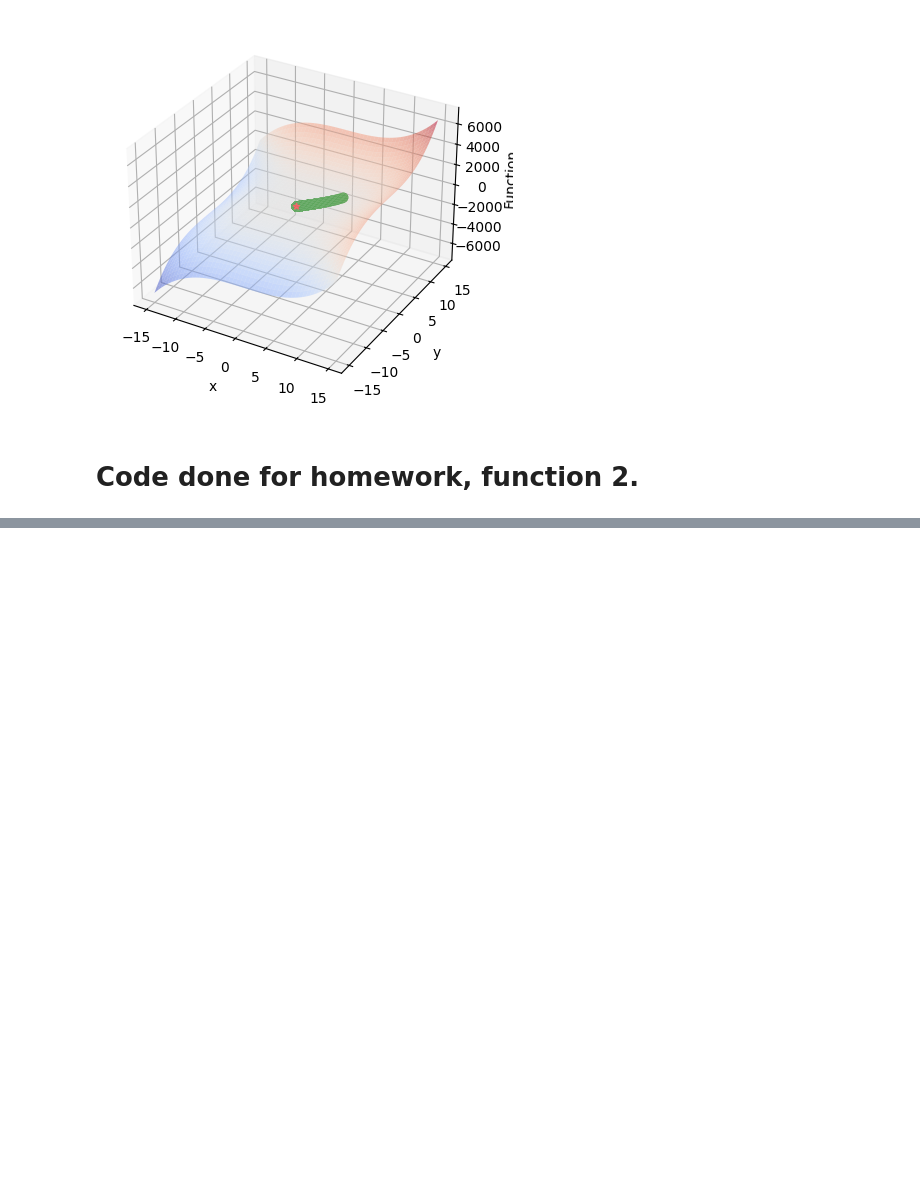
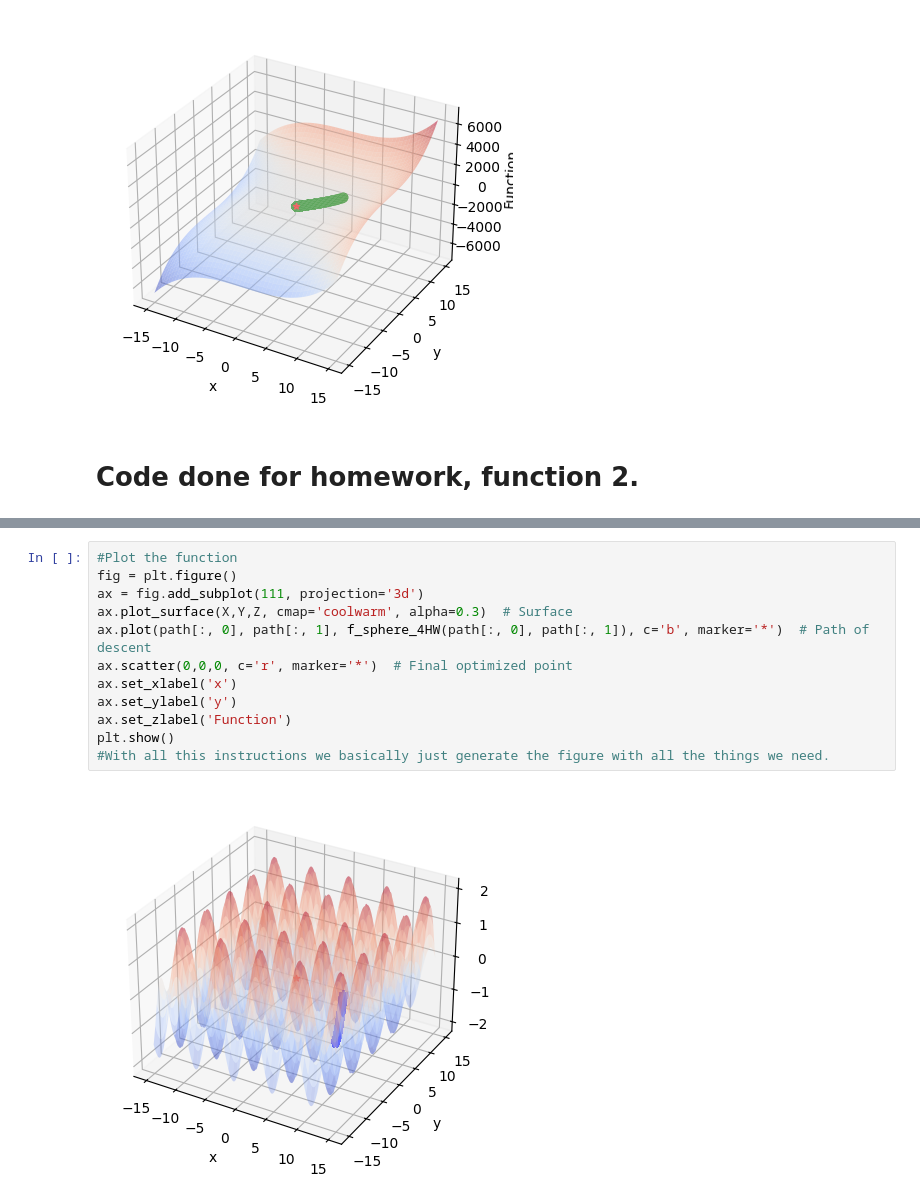
Before and after one commit to OmarGudi/Topicos-de-la-industria, a Jupyter notebook: Test1_GD.ipynb, the cells around one changed output, grey strips where cells are left out. Drawn from its saved outputs; the diff is of its cells as text; blank space fills up the shorter version.

Commit message:
Final homework with the 2 functions in 2D fulfilling all requirements, some questions came up but them are going to be asked on class.

```diff
--- a/Test1_GD.ipynb
+++ b/Test1_GD.ipynb
@@ -116,0 +173,14 @@ plt.show()
+# %%
+#Plot the function
+fig = plt.figure()
+ax = fig.add_subplot(111, projection='3d')
+ax.plot_surface(X,Y,Z, cmap='coolwarm', alpha=0.3)  # Surface
+ax.plot(path[:, 0], path[:, 1], f_sphere_4HW(path[:, 0], path[:, 1]), c='b', marker='*')  # Path of descent
+ax.scatter(0,0,0, c='r', marker='*')  # Final optimized point
+ax.set_xlabel('x')
+ax.set_ylabel('y')
+ax.set_zlabel('Function')
+plt.show()
+#With all this instructions we basically just generate the figure with all the things we need.
+# %% [output]
+[figure, added]
```
Also changed, not shown: parts of 4 cells of this notebook.
